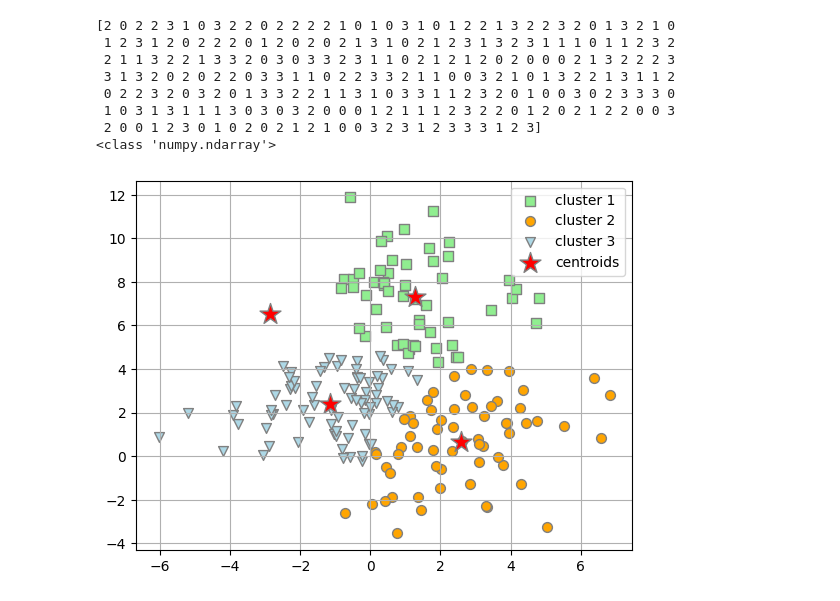
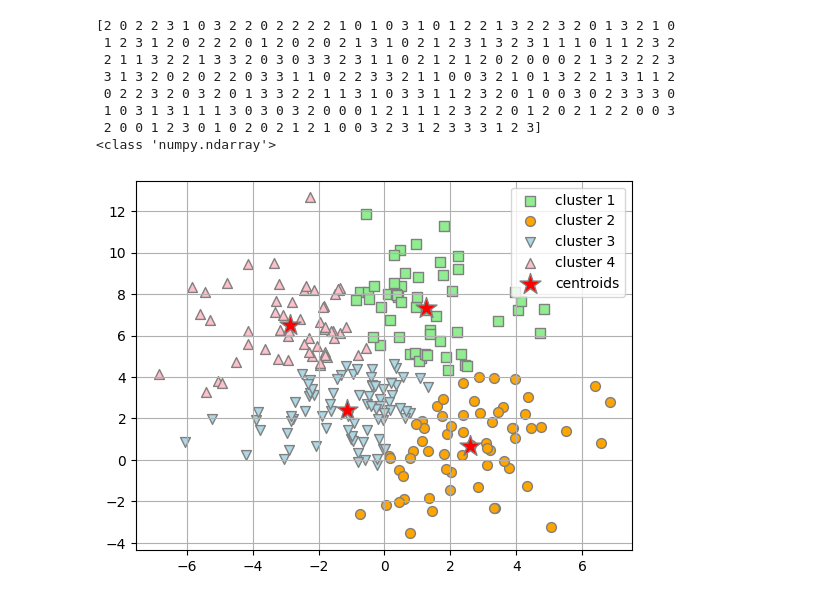
Before and after one commit to dockyu/KMeans, a Jupyter notebook: SKlearn_kmeans.ipynb, the cells around one changed output. Cells and saved outputs as stored; diff of their text form; code cells hidden in the pictures.

```diff
--- a/SKlearn_kmeans.ipynb
+++ b/SKlearn_kmeans.ipynb
@@ -59,14 +59,15 @@ print(type(y_km))
 # %%
 # Draw the 3 clusters
 plt.scatter( X[y_km == 0, 0], X[y_km == 0, 1], s=50, c='lightgreen', marker='s', edgecolor='gray', label='cluster 1')
 plt.scatter( X[y_km == 1, 0], X[y_km == 1, 1], s=50, c='orange', marker='o', edgecolor='gray', label='cluster 2')
 plt.scatter( X[y_km == 2, 0], X[y_km == 2, 1], s=50, c='lightblue', marker='v', edgecolor='gray', label='cluster 3')
+plt.scatter(X[y_km == 3, 0], X[y_km == 3, 1], s=50, c='pink', marker='^', edgecolor='gray', label='cluster 4')
 # Draw the centroids
 plt.scatter(
 km.cluster_centers_[:, 0], km.cluster_centers_[:, 1], s=250, marker='*', c='red', edgecolor='gray', label='centroids'
 )
 plt.legend(scatterpoints=1)
 plt.grid()
 plt.show()
 # %% [output]
-[figure, old version]
+[figure, new version]
```
Also changed, not shown: 4 other files.
